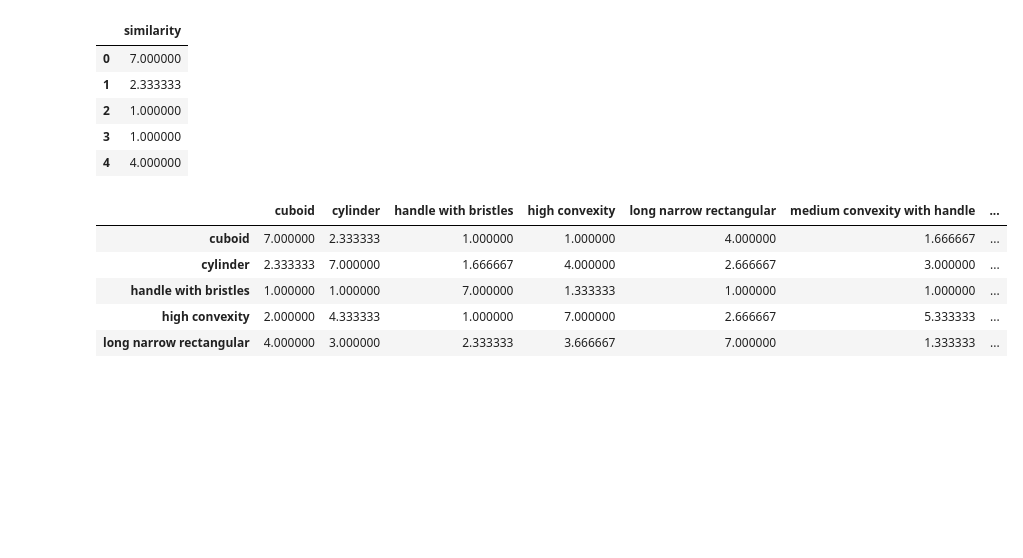
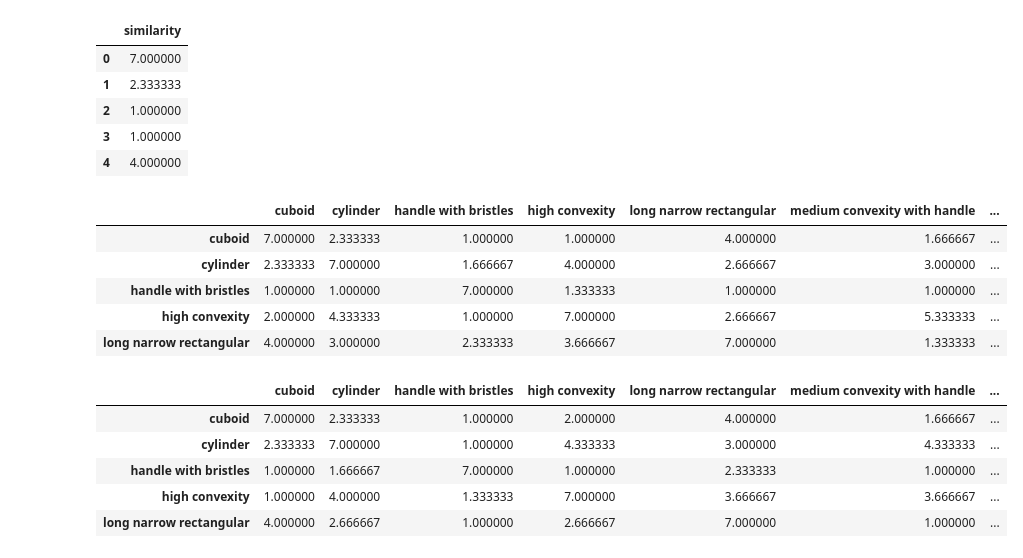
Before and after one commit to mk-hasan/OROC-FU, a Jupyter notebook: DataPrep-Shape.ipynb, the cells around one changed output. Drawn from its saved outputs; the diff is of its cells as text; code cells hidden in the pictures; blank space fills up the shorter version.

```diff
--- a/DataPrep-Shape.ipynb
+++ b/DataPrep-Shape.ipynb
@@ -116,3 +116,5 @@ result.head()
 | handle with bristles | 1.000000 | 1.000000 | 7.000000 | 1.333333 | 1.000000 | 1.000000 | ... |
 | high convexity | 2.000000 | 4.333333 | 1.000000 | 7.000000 | 2.666667 | 5.333333 | ... |
 | long narrow rectangular | 4.000000 | 3.000000 | 2.333333 | 3.666667 | 7.000000 | 1.333333 | ... |
+# %%
+result_trans=result.T
@@ -118,0 +123,9 @@ result.head()
+# %%
+result_trans.head()
+# %% [output]
+|  | cuboid | cylinder | handle with bristles | high convexity | long narrow rectangular | medium convexity with handle | ... |
+| cuboid | 7.000000 | 2.333333 | 1.000000 | 2.000000 | 4.000000 | 1.666667 | ... |
+| cylinder | 2.333333 | 7.000000 | 1.000000 | 4.333333 | 3.000000 | 4.333333 | ... |
+| handle with bristles | 1.000000 | 1.666667 | 7.000000 | 1.000000 | 2.333333 | 1.000000 | ... |
+| high convexity | 1.000000 | 4.000000 | 1.333333 | 7.000000 | 3.666667 | 3.666667 | ... |
+| long narrow rectangular | 4.000000 | 2.666667 | 1.000000 | 2.666667 | 7.000000 | 1.000000 | ... |
```
Also changed, not shown: parts of 2 cells of this notebook, 4 other files.
